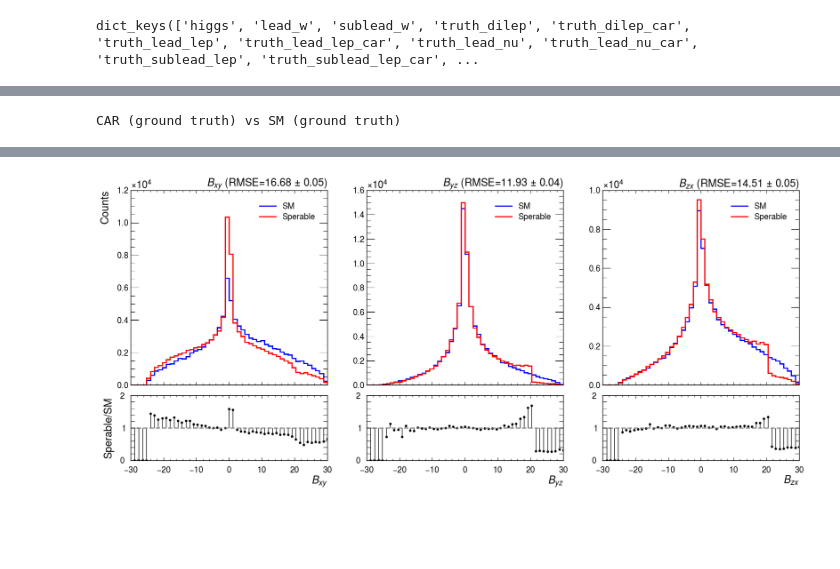
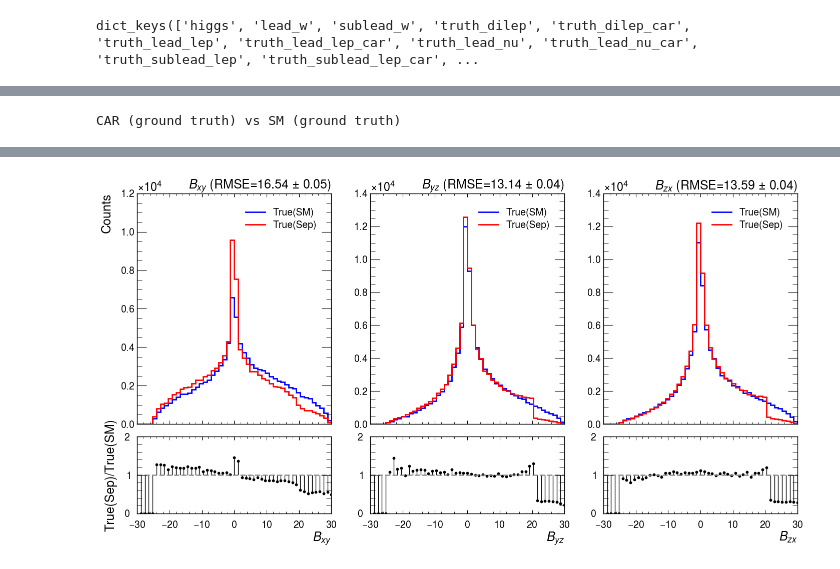
Before and after one commit to yygarypeng/QE-mls, a Jupyter notebook: 12th_trial/truth_main/ggm_analysis_cut.ipynb, the cells around one changed output, grey strips where cells are left out. Saved outputs shown, nothing was run; the diff lists cells and outputs as text; code cells hidden in the pictures; blank space fills up the shorter version.

Commit message:
Fix bugs about the truth-analysis and add the autotuner.

```diff
--- a/12th_trial/truth_main/ggm_analysis_cut.ipynb
+++ b/12th_trial/truth_main/ggm_analysis_cut.ipynb
@@ -708,0 +580,10 @@ def hist_1d3plot(
+# %%
+lead_el_mask = np.abs(truth_lead_lep["pdgId"][0:trim_length]) == 11
+lead_mu_mask = np.abs(truth_lead_lep["pdgId"][0:trim_length]) == 13
+el_eta = np.where(lead_el_mask, truth_lead_lep["eta"][0:trim_length], truth_sublead_lep["eta"][0:trim_length])
+mu_eta = np.where(lead_mu_mask, truth_lead_lep["eta"][0:trim_length], truth_sublead_lep["eta"][0:trim_length])
+
+lead_el_mask_car = np.abs(truth_lead_lep_car["pdgId"][0:trim_length]) == 11
+lead_mu_mask_car = np.abs(truth_lead_lep_car["pdgId"][0:trim_length]) == 13
+el_eta_car = np.where(lead_el_mask_car, truth_lead_lep_car["eta"][0:trim_length], truth_sublead_lep_car["eta"][0:trim_length])
+mu_eta_car = np.where(lead_mu_mask_car, truth_lead_lep_car["eta"][0:trim_length], truth_sublead_lep_car["eta"][0:trim_length])
@@ -708,0 +744,5 @@ def hist_1d3plot(
+# %%
+truth_bij_sem = np.array(truth_bij_sem)
+car_bij_mean = np.array(car_bij_mean)
+car_bij_sem = np.array(car_bij_sem)
+truth_bij_mean = np.array(truth_bij_mean)
@@ -709,4 +880,5 @@ def hist_1d3plot(
 # %%
+# !
 """
 Xi comparison:
 
@@ -714,24 +886,31 @@ CAR (ground truth) vs SM (ground truth)
 """
 
 print("CAR (ground truth) vs SM (ground truth)")
-length_selected = 100_000
+
+
+truth_bij = truth_bij_lst[0][:100_000, ...]
+truth_bij_car = car_bij_lst[0][:100_000, ...]
+truth_xi_p = truth_xi[0][0][:100_000, ...]
+truth_xi_n = truth_xi[0][1][:100_000, ...]
+truth_xi_p_car = car_xi[0][0][:100_000, ...]
+truth_xi_n_car = car_xi[0][1][:100_000, ...]
 
 # xi
 xi_plot_true = [
-    truth_xi_pos[:, 0][:length_selected],
-    truth_xi_pos[:, 1][:length_selected],
-    truth_xi_pos[:, 2][:length_selected],
-    truth_xi_neg[:, 0][:length_selected],
-    truth_xi_neg[:, 1][:length_selected],
-    truth_xi_neg[:, 2][:length_selected],
+    truth_xi_p[:, 0],
+    truth_xi_p[:, 1],
+    truth_xi_p[:, 2],
+    truth_xi_n[:, 0],
+    truth_xi_n[:, 1],
+    truth_xi_n[:, 2],
 ]
 xi_plot_pred = [
-    car_xi_pos[:, 0][:length_selected],
-    car_xi_pos[:, 1][:length_selected],
-    car_xi_pos[:, 2][:length_selected],
-    car_xi_neg[:, 0][:length_selected],
-    car_xi_neg[:, 1][:length_selected],
-    car_xi_neg[:, 2][:length_selected],
+    truth_xi_p_car[:, 0],
+    truth_xi_p_car[:, 1],
+    truth_xi_p_car[:, 2],
+    truth_xi_n_car[:, 0],
+    truth_xi_n_car[:, 1],
+    truth_xi_n_car[:, 2],
 ]
 xi_plot_ranges = [[-1, 1]] * 6
 xi_plot_labels = [
@@ -746,21 +925,21 @@ plot.hist_1d_grid(
     xi_plot_true,
     xi_plot_pred,
     title=xi_plot_labels,
-    legend_lst=["Seperable", "SM"],
+    legend_lst=["True(Sep)", "True(SM)"],
     ranges=xi_plot_ranges,
     xlabel="",
 )
 
 # bij
 bij_plot_true = [
-    truth_bij[:, 0][:length_selected],
-    truth_bij[:, 1][:length_selected],
-    truth_bij[:, 2][:length_selected],
+    truth_bij[:, 0],
+    truth_bij[:, 1],
+    truth_bij[:, 2],
 ]
 bij_plot_pred = [
-    car_bij[:, 0][:length_selected],
-    car_bij[:, 1][:length_selected],
-    car_bij[:, 2][:length_selected],
+    truth_bij_car[:, 0],
+    truth_bij_car[:, 1],
+    truth_bij_car[:, 2],
 ]
 bij_plot_ranges = [[-30, 30]] * 3
 bij_plot_labels = [
@@ -769,38 +948,39 @@ bij_plot_labels = [
     r"$B_{zx}$",
 ]
 
-hist_1d3plot(
+plot.hist_1d3plot(
     bij_plot_true,
     bij_plot_pred,
     ranges=bij_plot_ranges,
     xlabel=bij_plot_labels,
     title=bij_plot_labels,
     row1_ylabel="Counts",
-    row1_legend=["Sperable", "SM"],
+    row1_legend=["True(Sep)", "True(SM)"],
     xpad=1,
 )
 
-edm = [
-    sp.stats.wasserstein_distance(truth_bij[:, i][:length_selected], car_bij[:, i][:length_selected]) for i in range(3)
+emd = [
+    sp.stats.wasserstein_distance(truth_bij[:, i], truth_bij_car[:, i]) for i in range(3)
 ]
 
 kl_lst = []
 for i in range(3):
     # Create histograms
-    p, bin_edges = np.histogram(truth_bij[..., i][:length_selected], bins=101, density=True)
-    q, _ = np.histogram(car_bij[..., i][:length_selected], bins=bin_edges, density=True)
+    p, bin_edges = np.histogram(truth_bij[..., i], bins=101, density=True)
+    q, _ = np.histogram(truth_bij_car[..., i], bins=bin_edges, density=True)
 
     # Normalize histograms
-    kl = np.sum(sp.special.kl_div(p, q))
+    kl = np.sum(sp.special.kl_div(p, q+1e-10))
     kl_lst.append(kl)
 
-mean_true = [np.mean(truth_bij[:, i][:length_selected]) for i in range(3)]
-mean_car = [np.mean(car_bij[:, i][:length_selected]) for i in range(3)]
+mean_true = [np.mean(truth_bij[:, i]) for i in range(3)]
+mean_car = [np.mean(truth_bij_car[:, i]) for i in range(3)]
+
 print(
     rf"""
-Bxy -> EDM:{edm[0]:.3f}, kl: {10*kl_lst[0]:.3f} with SM mean:{mean_true[0]:.3f}, Sep mean {mean_car[0]:.3f}
-Byz -> EDM:{edm[1]:.3f}, kl: {10*kl_lst[1]:.3f} with SM mean:{mean_true[1]:.3f}, Sep mean {mean_car[1]:.3f}
-Bzx -> EDM:{edm[2]:.3f}, kl: {10*kl_lst[2]:.3f} with SM mean:{mean_true[2]:.3f}, Sep mean {mean_car[2]:.3f}
+Bxy -> EMD:{emd[0]:.3f}, kl: {10*kl_lst[0]:.3f} with SM mean:{mean_true[0]:.3f}, Sep mean {mean_car[0]:.3f}
+Byz -> EMD:{emd[1]:.3f}, kl: {10*kl_lst[1]:.3f} with SM mean:{mean_true[1]:.3f}, Sep mean {mean_car[1]:.3f}
+Bzx -> EMD:{emd[2]:.3f}, kl: {10*kl_lst[2]:.3f} with SM mean:{mean_true[2]:.3f}, Sep mean {mean_car[2]:.3f}
 """
 )
 # %% [output]
@@ -809 +989 @@ CAR (ground truth) vs SM (ground truth)
-[figure, old version]
+[figure, new version]
```
Also changed, not shown: parts of 18 cells of this notebook, 28 other files.
